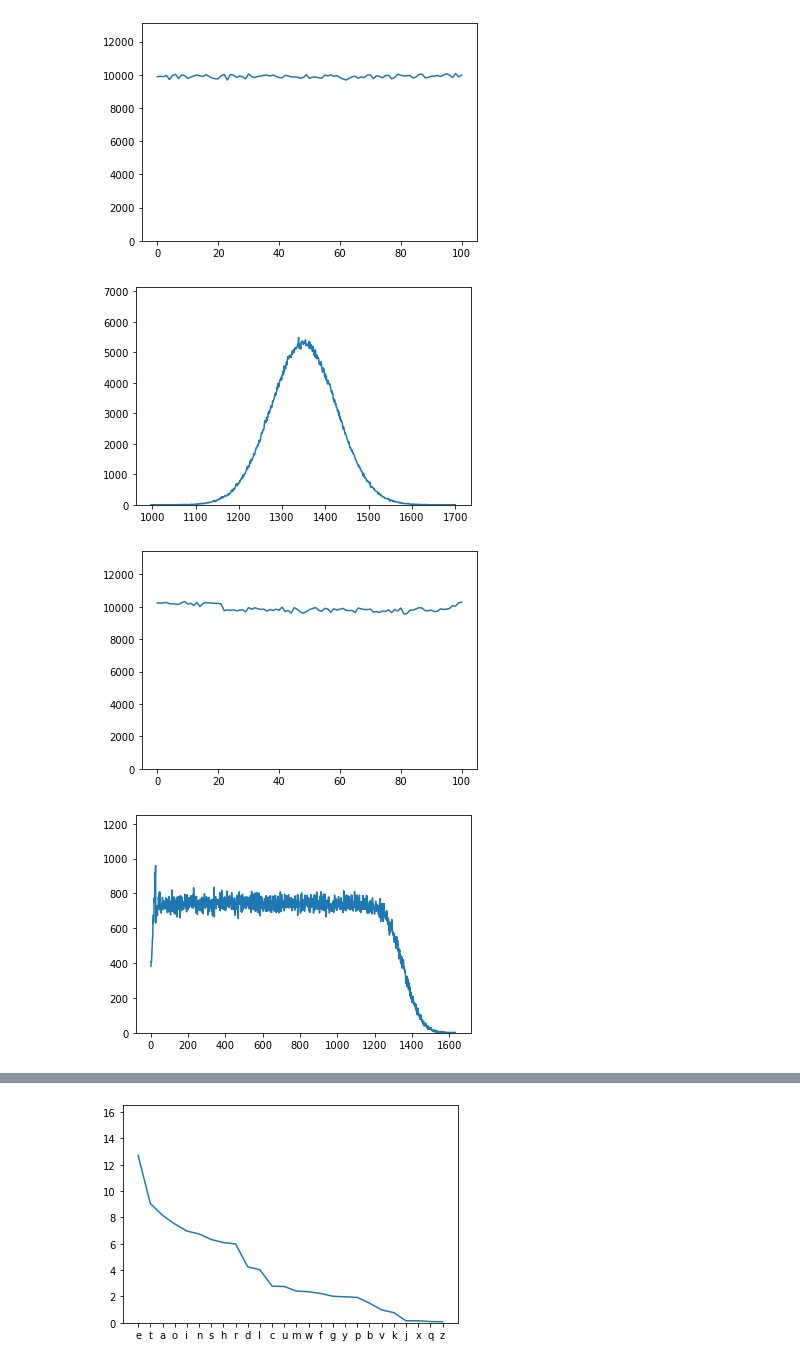
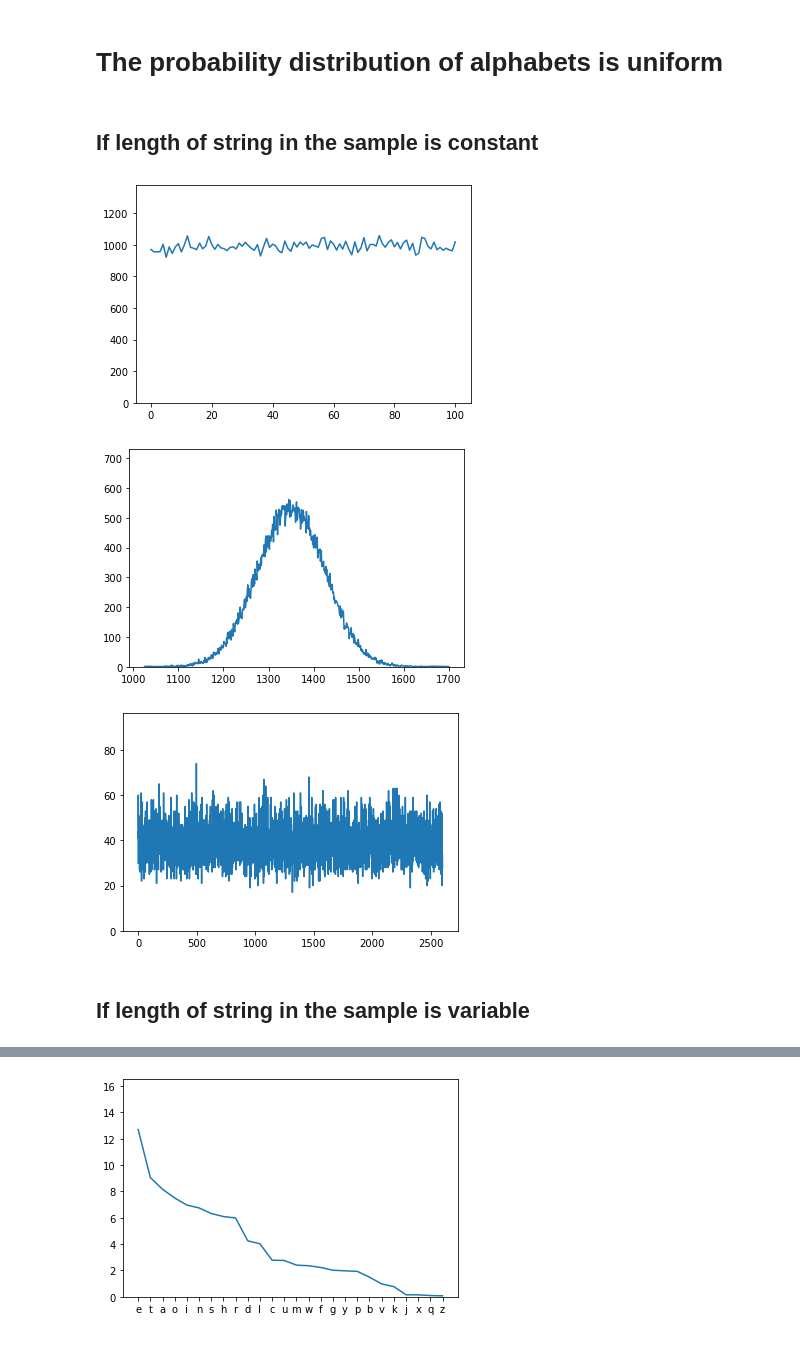
Before and after one commit to NandigamCharan/Leetcode, a Jupyter notebook: insights/Rabin Karp.ipynb, the cells around one changed output, grey strips where cells are left out. Drawn from its saved outputs; the diff is of its cells as text; code cells hidden in the pictures.

```diff
--- a/insights/Rabin Karp.ipynb
+++ b/insights/Rabin Karp.ipynb
@@ -9,6 +10,6 @@ import numpy as np
 # %%
 def hash(b):
-    prime = 101
+    prime = 101              # The Wikipedia's "ideal" hash function
     basenum = 128
     h = 0
     for i in b:
@@ -16,24 +17,34 @@ def hash(b):
     return (h + prime) % prime
 
 def sum(b):
-    h = 0
+    h = 0                    # what happens, if we just addup
     for i in b:
         h += ord(i) - 96
     return h
+
+def bighash(b):
+    prime = 2600             # what happens, if prime is very big relatively...
+    basenum = 128
+    h = 0
+    for i in b:
+        h = (((h + prime) * basenum) + ord(i)) % prime
+    return (h + prime) % prime
+# %% [markdown]
+# The probability distribution of alphabets is uniform
 # %%
-def random_sample(size, hash_test, sum_test, n = 0, random_length=False):
+def word_gen(size, n = 0, random_length=False):
+    words = []
     for i in range(size):
         str_len = random.randint(1,100) if random_length else n
         x = ''.join(random.choices(string.ascii_lowercase, k = str_len))
-        h = hash(x)
-        if h not in hash_test:
-            hash_test[h] = 0
-        hash_test[h] += 1
-        s = sum(x)
-        if s not in sum_test:
-            sum_test[s] = 1
-        sum_test[s] += 1
-    return
+        words.append(x)
+    return words
+
+def sample(hasher, words):         # This is a higher order function, to apply the hasher
+    freq = defaultdict(int)
+    for i in words:
+        freq[hasher(i)] += 1
+    return freq
 
 def plot(table):
     a = 1.3 * max(table.values())
@@ -52,8 +56,23 @@ random_sample(size, hash_uniform, sum_uniform, n)
+# %% [markdown]
+## If length of string in the sample is constant
+# %%
+# For fixed length
+size = 100000
+n = 100
+
+words = word_gen(size, n)
+hash_uniform = sample(hash, words)
+sum_uniform = sample(sum, words)
+big_uniform = sample(bighash, words)
 # %%
 plot(hash_uniform)
 plot(sum_uniform)
+plot(big_uniform)
 # %% [output]
-[figure, old version]
+[figure, new version]
-[figure, old version]
+[figure, new version]
+[figure, added]
+# %% [markdown]
+## If length of string in the sample is variable
 # %%
 # For random length string
@@ -63,6 +82,0 @@ random_sample(size, hash_uniform_random, sum_uniform_random, random_length = Tru
-# %%
-plot(hash_uniform_random)
-plot(sum_uniform_random)
-# %% [output]
-[figure, removed]
-[figure, removed]
```
Also changed, not shown: parts of 19 cells of this notebook.
